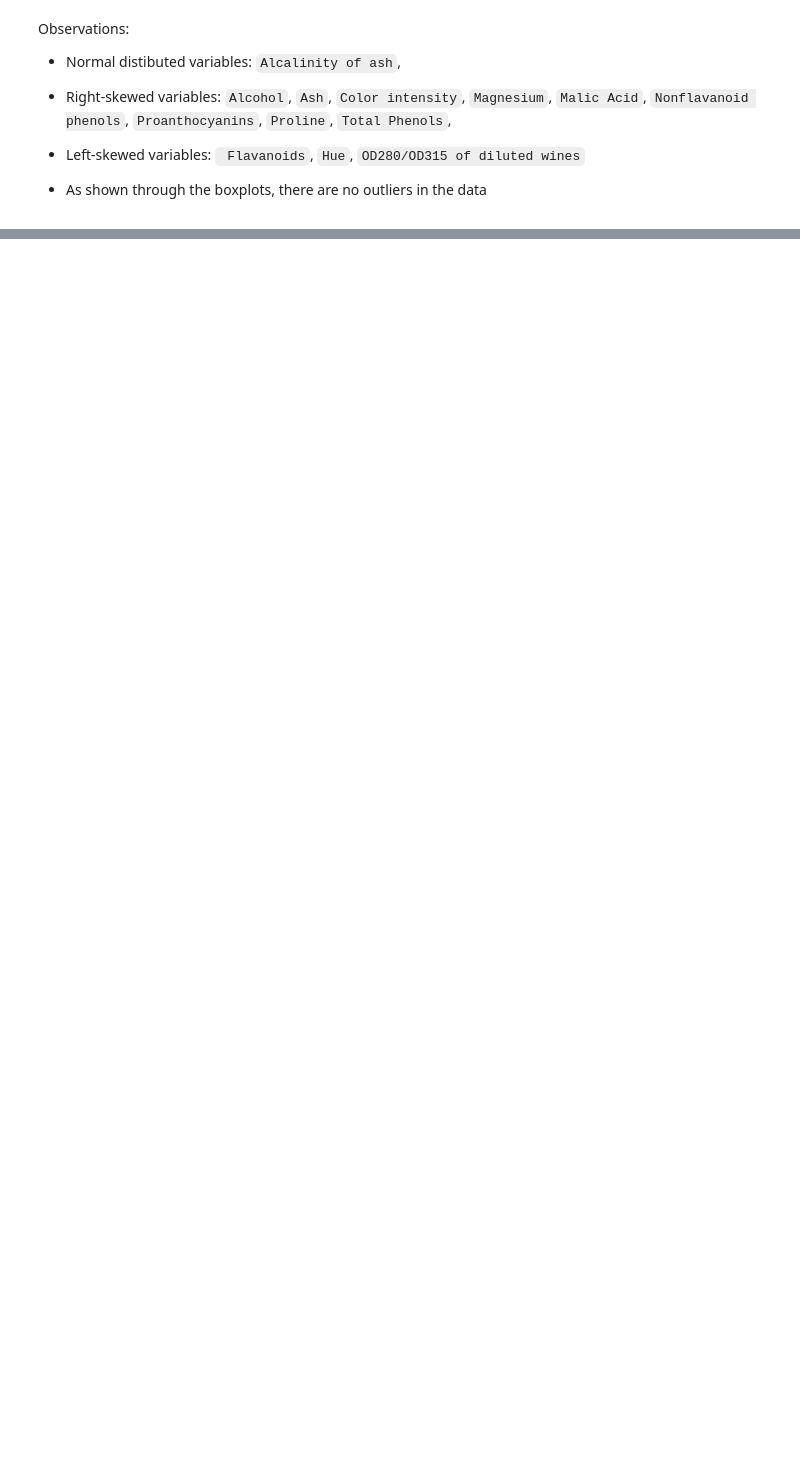
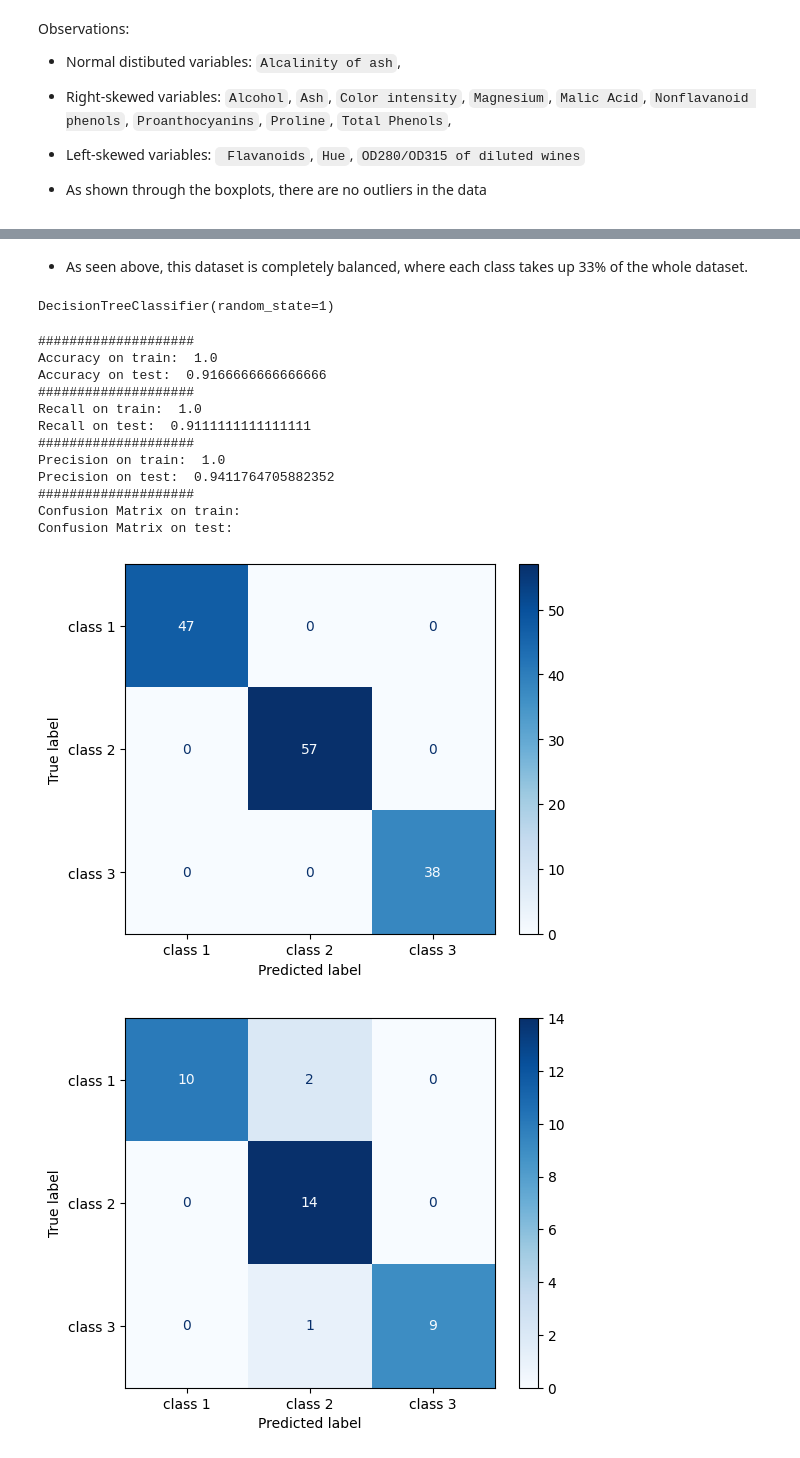
Before and after one commit to nadiaverdha/MachineLearningEx1, a Jupyter notebook: Ex1_wine.ipynb, the cells around one changed output, grey strips where cells are left out. Cells and saved outputs as stored; diff of their text form; code cells hidden in the pictures; blank space fills up the shorter version.

Commit message:
Decision Tree

```diff
--- a/Ex1_wine.ipynb
+++ b/Ex1_wine.ipynb
@@ -232,0 +238,6 @@ Observations:
+# %%
+X = df_wine.drop(['class'], axis=1)
+Y = df_wine['class']
+
+#Splitting data in train and test sets
+X_train, X_test, y_train, y_test = train_test_split(X,Y, test_size=0.20, random_state = 1234,stratify=Y)
@@ -232,0 +255,50 @@ Observations:
+# %% [markdown]
+- As seen above, this dataset is completely balanced, where each class takes up 33% of the whole dataset.
+# %%
+tree_model = tree.DecisionTreeClassifier(criterion = 'gini', random_state=1)
+tree_model.fit(X_train,y_train)
+# %% [output]
+DecisionTreeClassifier(random_state=1)
+# %%
+def evaluate(model):
+    y_train_predict = model.predict(X_train)
+    y_test_predict = model.predict(X_test)
+
+    # accuracy
+    print("#"*20)
+    print("Accuracy on train: ", accuracy_score(y_true = y_train, y_pred = y_train_predict))
+    print("Accuracy on test: ", accuracy_score(y_test, y_test_predict))
+    print("#"*20)
+    print("Recall on train: ", recall_score(y_true = y_train, y_pred = y_train_predict,average = 'macro'))
+    print("Recall on test: ", recall_score(y_true = y_test, y_pred = y_test_predict,average = 'macro'))
+    print("#"*20)
+    print("Precision on train: ", precision_score(y_true = y_train, y_pred = y_train_predict,average = 'macro'))
+    print("Precision on test: ", precision_score(y_true = y_test, y_pred = y_test_predict,average = 'macro'))
+
+    print("#"*20)
+    print("Confusion Matrix on train:")
+    c1 = confusion_matrix(y_train, y_train_predict)
+    cmd = ConfusionMatrixDisplay(c1,display_labels=['class 1','class 2','class 3'])
+    cmd.plot(cmap=plt.cm.Blues)
+    print("Confusion Matrix on test:")
+    c2 = confusion_matrix(y_test, y_test_predict)
+    cmd = ConfusionMatrixDisplay(c2, display_labels=['class 1','class 2','class 3'])
+    cmd.plot(cmap=plt.cm.Blues)
+    plt.show()
+# %%
+evaluate(tree_model)
+# %% [output]
+####################
+Accuracy on train:  1.0
+Accuracy on test:  0.9166666666666666
+####################
+Recall on train:  1.0
+Recall on test:  0.9111111111111111
+####################
+Precision on train:  1.0
+Precision on test:  0.9411764705882352
+####################
+Confusion Matrix on train:
+Confusion Matrix on test:
+[figure, added]
+[figure, added]
```
Also changed, not shown: parts of 28 cells of this notebook, 1 other file.
